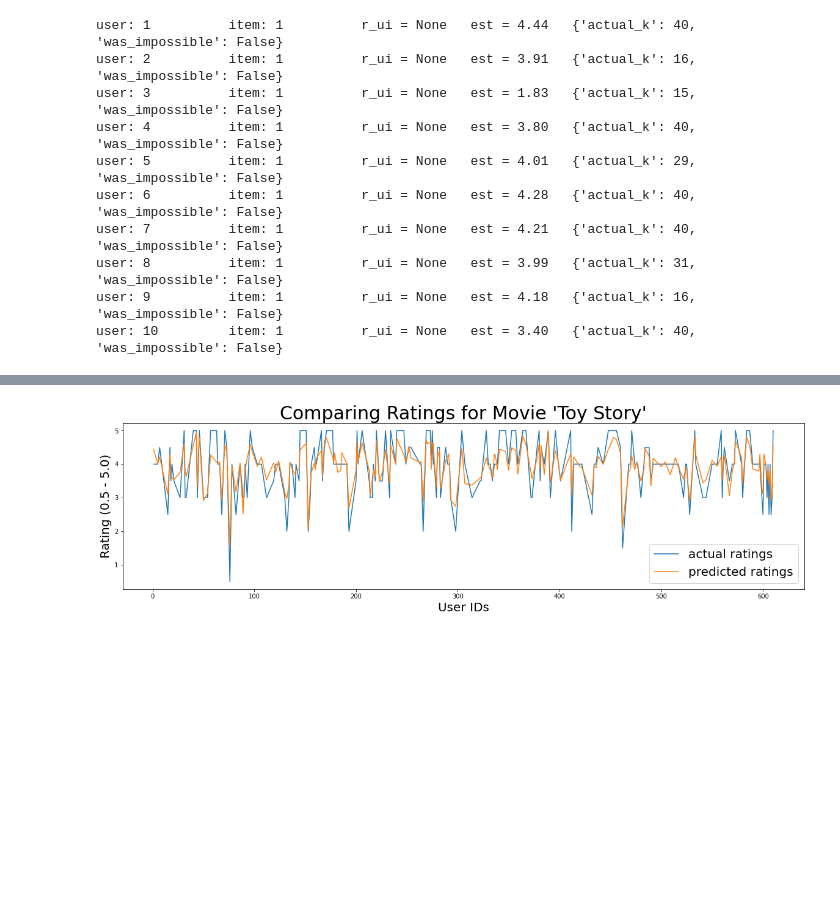
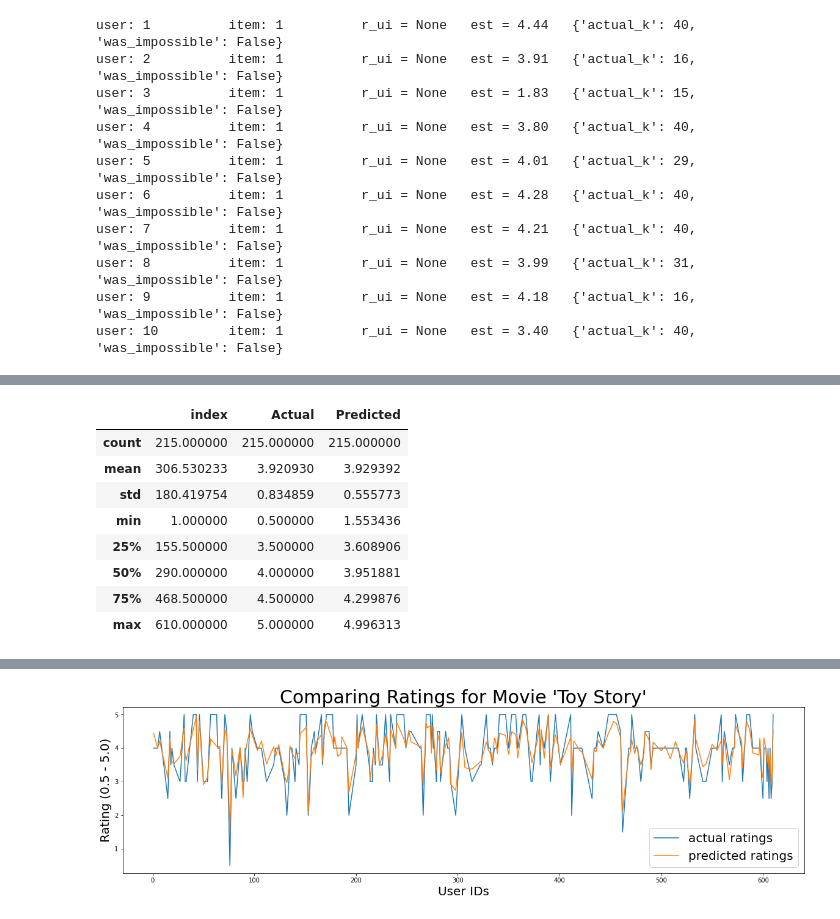
Before and after one commit to flux511/recommender-system-capstone, a Jupyter notebook: notebooks/5_ibcf_with_surprise.ipynb, the cells around one changed output, grey strips where cells are left out. Saved outputs shown, nothing was run; the diff lists cells and outputs as text; code cells hidden in the pictures; blank space fills up the shorter version.

```diff
--- a/notebooks/5_ibcf_with_surprise.ipynb
+++ b/notebooks/5_ibcf_with_surprise.ipynb
@@ -143,0 +141,12 @@ user: 610.0      item: 1          r_ui = 5.00   est = 4.55   {'actual_k': 40, 'w
+# %%
+user_rat_act_pred.describe()
+# %% [output]
+|  | index | Actual | Predicted |
+| count | 215.000000 | 215.000000 | 215.000000 |
+| mean | 306.530233 | 3.920930 | 3.929392 |
+| std | 180.419754 | 0.834859 | 0.555773 |
+| min | 1.000000 | 0.500000 | 1.553436 |
+| 25% | 155.500000 | 3.500000 | 3.608906 |
+| 50% | 290.000000 | 4.000000 | 3.951881 |
+| 75% | 468.500000 | 4.500000 | 4.299876 |
+| max | 610.000000 | 5.000000 | 4.996313 |
```
Also changed, not shown: parts of 19 cells of this notebook.
